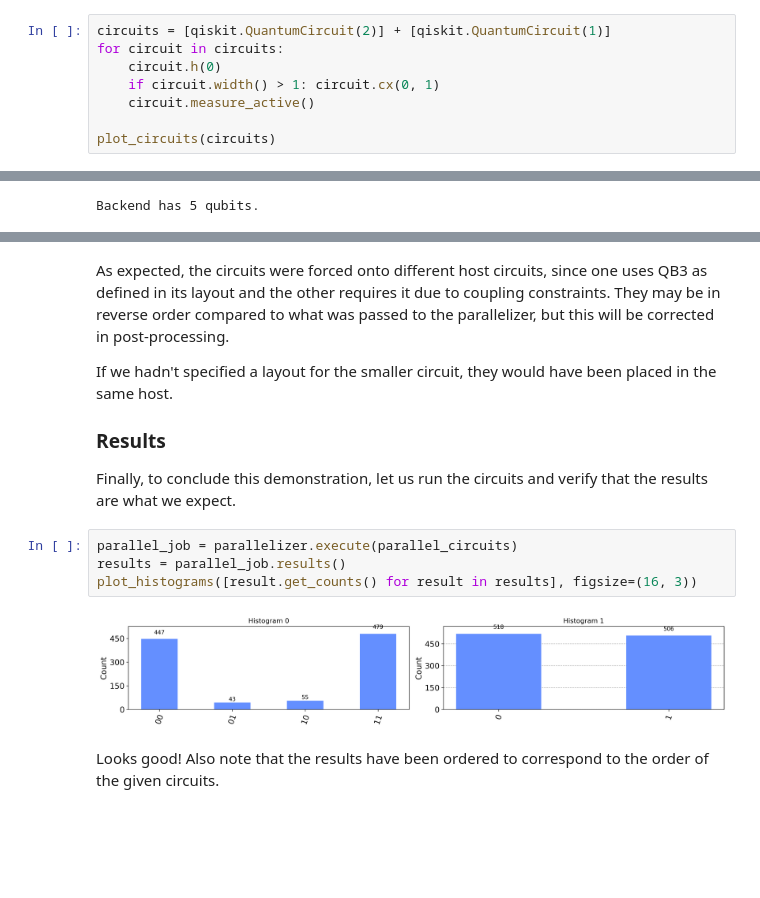
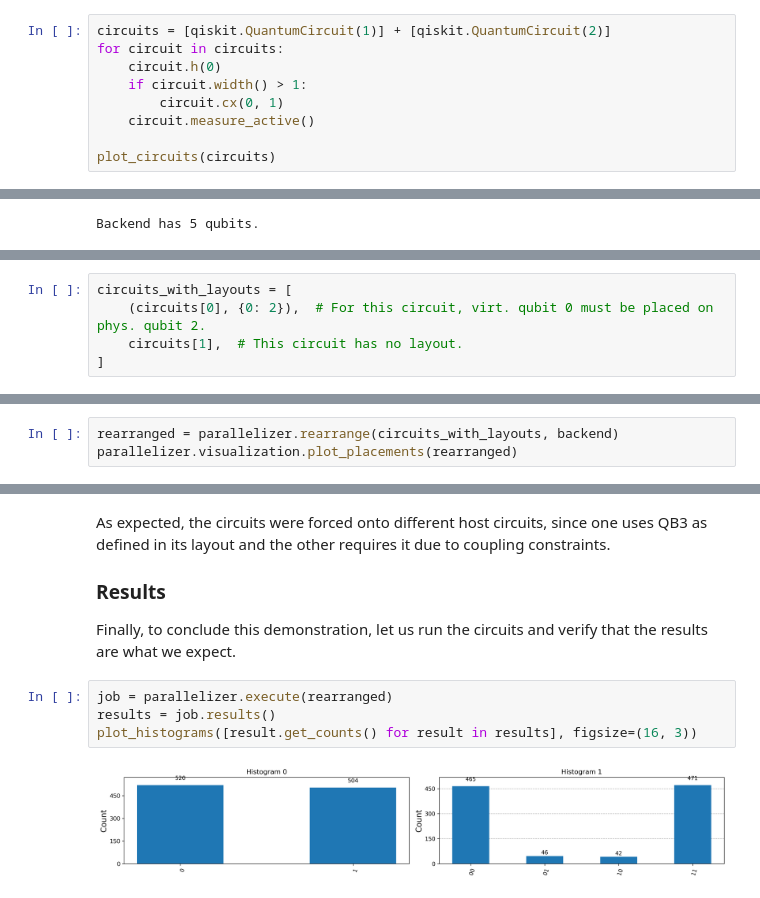
Before and after one commit to vttresearch/qc-parallelizer, a Jupyter notebook: notebooks/circuit-layouts.ipynb, the cells around one changed output, grey strips where cells are left out. Saved outputs shown, nothing was run; the diff lists cells and outputs as text; blank space fills up the shorter version.

```diff
--- a/notebooks/circuit-layouts.ipynb
+++ b/notebooks/circuit-layouts.ipynb
@@ -66,8 +35,9 @@ Then, we will define and plot the circuits.
 # %%
-circuits = [qiskit.QuantumCircuit(2)] + [qiskit.QuantumCircuit(1)]
+circuits = [qiskit.QuantumCircuit(1)] + [qiskit.QuantumCircuit(2)]
 for circuit in circuits:
     circuit.h(0)
-    if circuit.width() > 1: circuit.cx(0, 1)
+    if circuit.width() > 1:
+        circuit.cx(0, 1)
     circuit.measure_active()
 
 plot_circuits(circuits)
@@ -103,0 +68,5 @@ plot_circuits(list(parallel_circuits.values()))
+# %%
+circuits_with_layouts = [
+    (circuits[0], {0: 2}),  # For this circuit, virt. qubit 0 must be placed on phys. qubit 2.
+    circuits[1],  # This circuit has no layout.
+]
@@ -103,0 +77,3 @@ plot_circuits(list(parallel_circuits.values()))
+# %%
+rearranged = parallelizer.rearrange(circuits_with_layouts, backend)
+parallelizer.visualization.plot_placements(rearranged)
@@ -104,21 +82,14 @@ plot_circuits(list(parallel_circuits.values()))
 # %% [markdown]
 As expected, the circuits were forced onto different host circuits, since one uses QB3 as defined in
-its layout and the other requires it due to coupling constraints. They may be in reverse order
-compared to what was passed to the parallelizer, but this will be corrected in post-processing.
-
-If we hadn't specified a layout for the smaller circuit, they would have been placed in the same
-host.
+its layout and the other requires it due to coupling constraints.
 
 ### Results
 
 Finally, to conclude this demonstration, let us run the circuits and verify that the results are
 what we expect.
 # %%
-parallel_job = parallelizer.execute(parallel_circuits)
-results = parallel_job.results()
+job = parallelizer.execute(rearranged)
+results = job.results()
 plot_histograms([result.get_counts() for result in results], figsize=(16, 3))
 # %% [output]
-[figure, old version]
+[figure, new version]
-# %% [markdown]
-Looks good! Also note that the results have been ordered to correspond to the order of the given
-circuits.
```
Also changed, not shown: parts of 15 cells of this notebook, 26 other files.
